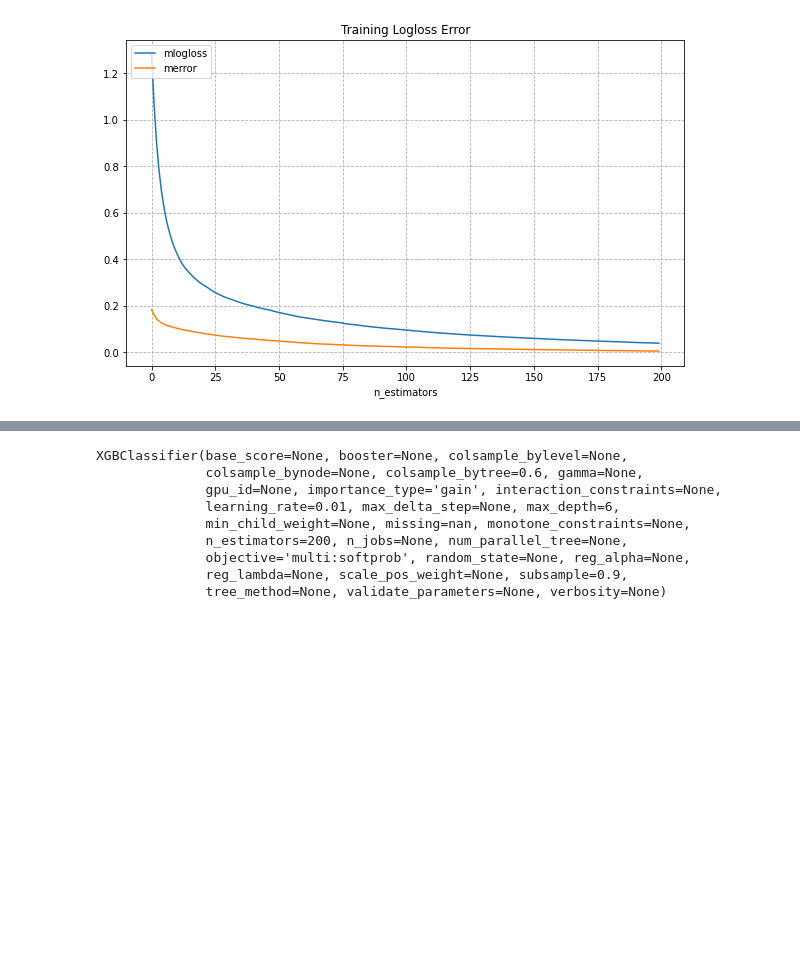
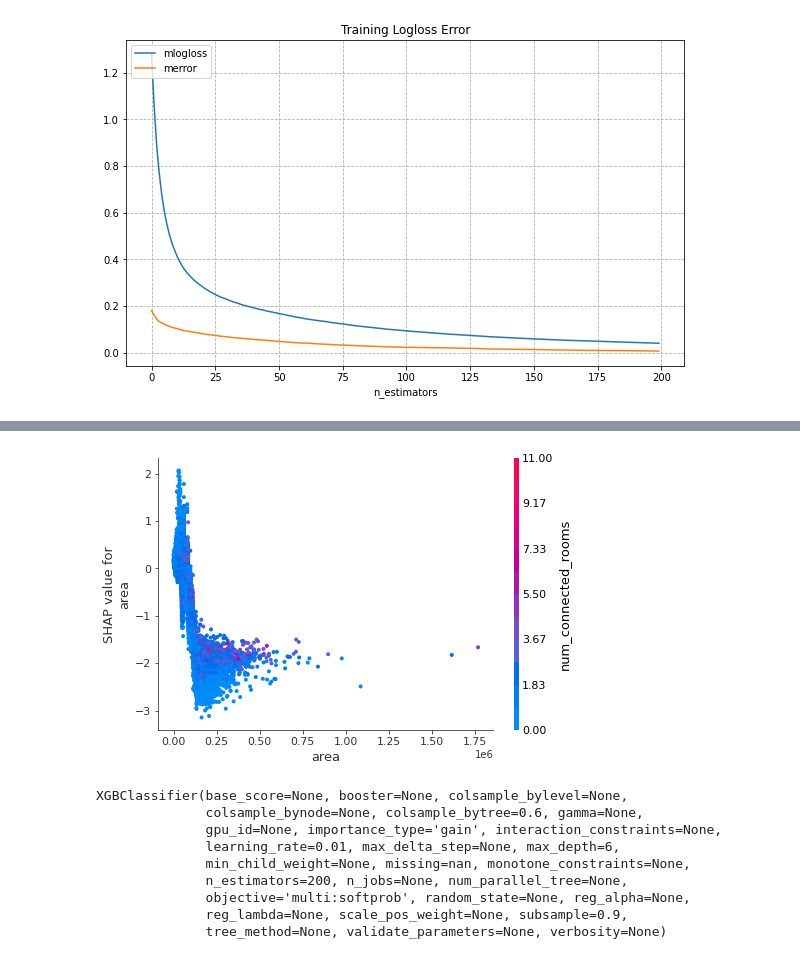
Before and after one commit to cltarchitecture/2021-spring-studio-lab, a Jupyter notebook: Machine Learning/XGB_Final.ipynb, the cells around one changed output, grey strips where cells are left out. Saved outputs shown, nothing was run; the diff lists cells and outputs as text; code cells hidden in the pictures; blank space fills up the shorter version.

```diff
--- a/Machine Learning/XGB_Final.ipynb
+++ b/Machine Learning/XGB_Final.ipynb
@@ -223,3 +233,7 @@ plt.show()
+# %%
+shap.dependence_plot("area", shap_values[0], X_train_train)
+# %% [output]
+[figure, added]
 # %%
 #XGB default parameters
 xgb = XGBClassifier(objective='multi:softprob',
```
Also changed, not shown: parts of 11 cells of this notebook.
